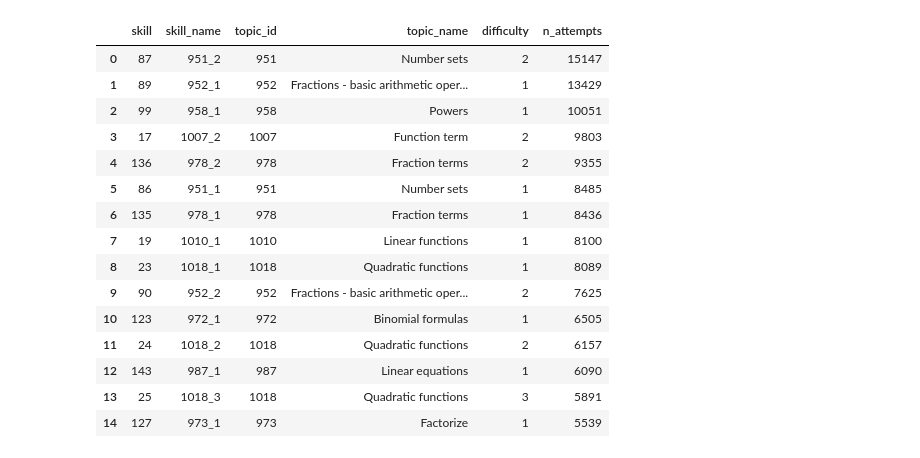
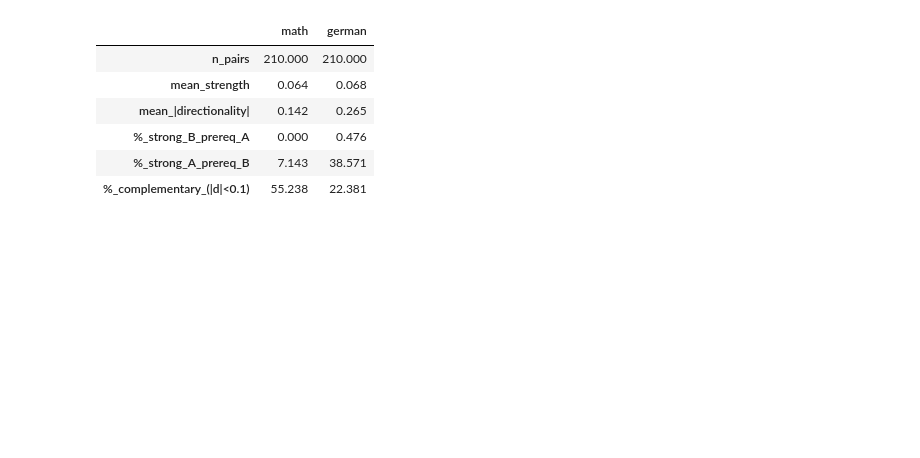
Before and after one commit to idheidhwidjwod/MLBD-project, a Jupyter notebook: Post_Analysis.ipynb, the cells around one changed output. Cells and saved outputs as stored; diff of their text form; code cells hidden in the pictures; blank space fills up the shorter version.

```diff
--- a/Post_Analysis.ipynb
+++ b/Post_Analysis.ipynb
@@ -42,29 +80,25 @@ dfs = load_all_data()
 # %%
+dfs       = load_all_data()
 documents = get_latest_documents(documents=dfs['documents'])
-lookups = build_topic_lookups(dfs['topics_translated'], dfs['topic_trees'])
-topics  = add_topic_depth(dfs['topics_translated'], lookups['child_to_parent'])
-# Depth-0 topics that actually carry documents — candidates for the root or for surgery.
-active = documents['topic_id'].unique()
+
 dfs['topic_trees'] = reparent_topics(
     dfs['topic_trees'], TOPICS_TO_REPARENT, new_parent_id=REPARENT_UNDER,
 )
-
-dfs['topic_trees']        = prune_empty_topics(dfs['topic_trees'], documents)
-dfs['topics_translated']  = prune_empty_topics_translated(
+dfs['topic_trees']       = prune_empty_topics(dfs['topic_trees'], documents)
+dfs['topics_translated'] = prune_empty_topics_translated(
     dfs['topics_translated'], dfs['topic_trees'], documents,
 )
-
-before_tt = len(dfs['topic_trees'])
-before_tr = len(dfs['topics_translated'])
 dfs['topic_trees'], dfs['topics_translated'] = drop_topic_subtrees(
     dfs['topic_trees'], dfs['topics_translated'], TOPICS_TO_DROP,
 )
 
-# Canonical lookups + depth table after all surgery — used by everything downstream.
 lookups = build_topic_lookups(dfs['topics_translated'], dfs['topic_trees'])
 topics  = add_topic_depth(dfs['topics_translated'], lookups['child_to_parent'])
 
 evaluated = summarize_transactions(dfs['transactions'], topics, documents)
+math_df, german_df = split_by_subject(evaluated, topics)
+subject_dfs = {'math': math_df, 'german': german_df}
+print(f"math: {len(math_df):,} rows | german: {len(german_df):,} rows")
 # %% [output]
 Depth distribution across all topics:
        n_topics
@@ -401,28 +453,29 @@ plt.show()
 # %%
-# Build a per-skill summary DataFrame:
-#   skill       : factorized skill id (column `skill` in X)
-#   skill_name  : raw "topic_id_difficulty" code
-#   topic_id    : underlying topic id
-#   topic_name  : human-readable topic name from topics_translated
-#   difficulty  : estimatedDifficulty band (-2 means missing)
-#   n_attempts  : how many rows in X carry this skill
-#
-# Skill keys are produced in src/features.py as f"{topic_id}_{estimatedDifficulty}",
-# so splitting on the last underscore recovers both fields.
+# Cross-subject summary: how directional are the topic-pair relations in each subject?
+def _stats(df):
+    df = df.dropna(subset=['directionality', 'strength'])
+    return pd.Series({
+        'n_pairs':                  len(df),
+        'mean_strength':            df['strength'].mean(),
+        'mean_|directionality|':    df['directionality'].abs().mean(),
+        '%_strong_B_prereq_A':      (df['directionality'] >  0.3).mean() * 100,
+        '%_strong_A_prereq_B':      (df['directionality'] < -0.3).mean() * 100,
+        '%_complementary_(|d|<0.1)': (df['directionality'].abs() < 0.1).mean() * 100,
+    })
 
-counts = X.groupby(['skill', 'skill_name']).size().rename('n_attempts').reset_index()
+summary = pd.DataFrame({s: _stats(outcome_with_reverse[s]) for s in SUBJECTS}).round(3)
+display(summary)
 
-split = counts['skill_name'].str.rsplit('_', n=1, expand=True)
-counts['topic_id']   = split[0].astype(int)
-counts['difficulty'] = split[1].astype(int)
-counts['topic_name'] = counts['topic_id'].map(lookups['id_to_name'])
-
-skill_info = (
-    counts[['skill', 'skill_name', 'topic_id', 'topic_name',
-            'difficulty', 'n_attempts']]
-    .sort_values('n_attempts', ascending=False)
-    .reset_index(drop=True)
-)
-print(f"{len(skill_info)} skills | total attempts: {skill_info['n_attempts'].sum()}")
-skill_info.head(15)
+# Side-by-side directionality distribution.
+fig, ax = plt.subplots(figsize=(10, 4.5))
+for subject, color in zip(SUBJECTS, ['tab:blue', 'tab:orange']):
+    df = outcome_with_reverse[subject].dropna(subset=['directionality'])
+    ax.hist(df['directionality'], bins=30, alpha=0.55, label=subject,
+            color=color, edgecolor='white')
+ax.axvline(0, color='black', lw=0.8, ls='--')
+ax.set_xlabel('directionality'); ax.set_ylabel('# topic pairs')
+ax.set_title('Distribution of directionality across subjects')
+ax.legend()
+plt.tight_layout()
+plt.show()
 # %% [output]
@@ -430,16 +482,7 @@ skill_info.head(15)
-|  | skill | skill_name | topic_id | topic_name | difficulty | n_attempts |
-| 0 | 87 | 951_2 | 951 | Number sets | 2 | 15147 |
-| 1 | 89 | 952_1 | 952 | Fractions - basic arithmetic oper... | 1 | 13429 |
-| 2 | 99 | 958_1 | 958 | Powers | 1 | 10051 |
-| 3 | 17 | 1007_2 | 1007 | Function term | 2 | 9803 |
-| 4 | 136 | 978_2 | 978 | Fraction terms | 2 | 9355 |
-| 5 | 86 | 951_1 | 951 | Number sets | 1 | 8485 |
-| 6 | 135 | 978_1 | 978 | Fraction terms | 1 | 8436 |
-| 7 | 19 | 1010_1 | 1010 | Linear functions | 1 | 8100 |
-| 8 | 23 | 1018_1 | 1018 | Quadratic functions | 1 | 8089 |
-| 9 | 90 | 952_2 | 952 | Fractions - basic arithmetic oper... | 2 | 7625 |
-| 10 | 123 | 972_1 | 972 | Binomial formulas | 1 | 6505 |
-| 11 | 24 | 1018_2 | 1018 | Quadratic functions | 2 | 6157 |
-| 12 | 143 | 987_1 | 987 | Linear equations | 1 | 6090 |
-| 13 | 25 | 1018_3 | 1018 | Quadratic functions | 3 | 5891 |
-| 14 | 127 | 973_1 | 973 | Factorize | 1 | 5539 |
+|  | math | german |
+| n_pairs | 210.000 | 210.000 |
+| mean_strength | 0.064 | 0.068 |
+| mean_|directionality| | 0.142 | 0.265 |
+| %_strong_B_prereq_A | 0.000 | 0.476 |
+| %_strong_A_prereq_B | 7.143 | 38.571 |
+| %_complementary_(|d|<0.1) | 55.238 | 22.381 |
```
Also changed, not shown: parts of 35 cells of this notebook, 12 other files.
